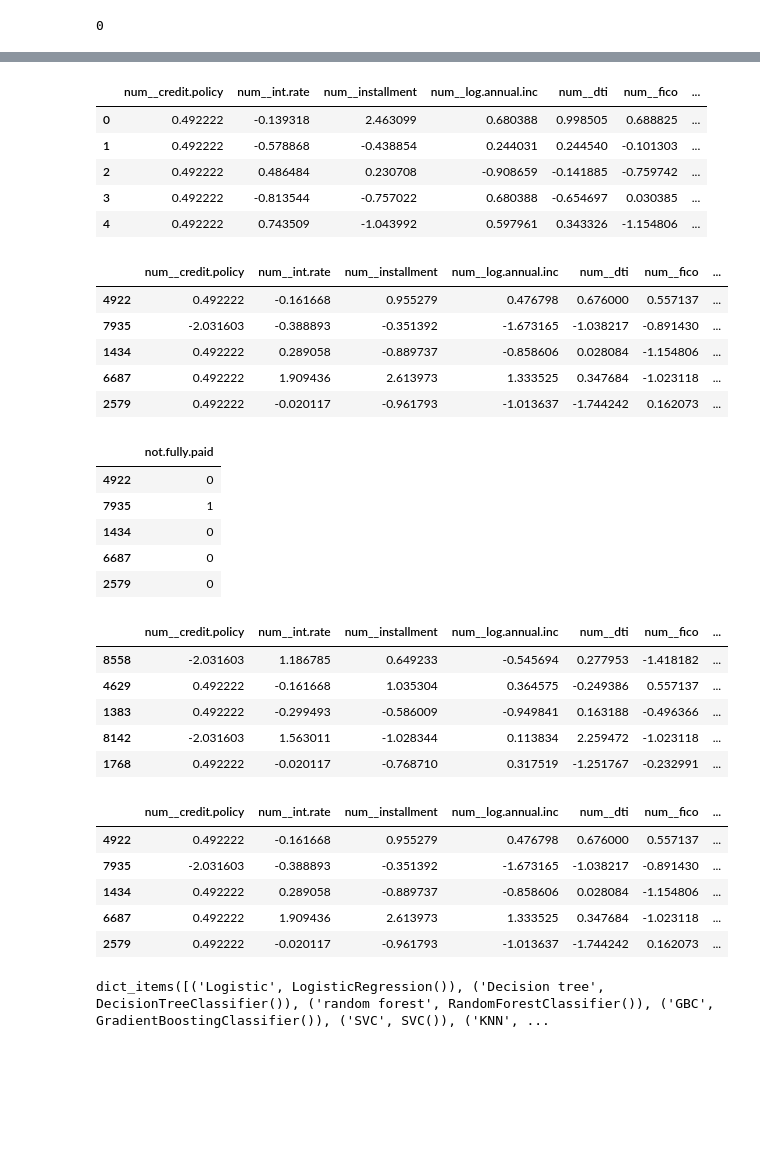
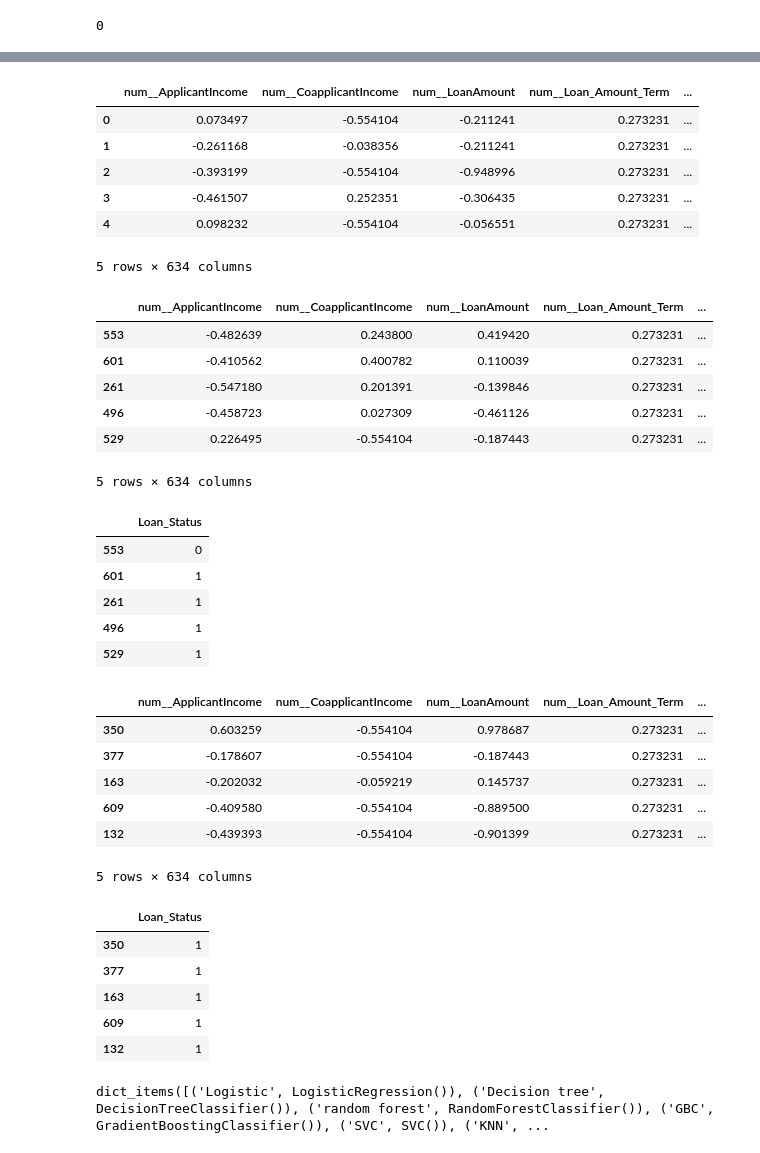
Before and after one commit to man00154/VSCode_Thu_fri_6-8-pm, a Jupyter notebook: BANK LOAN/bl.ipynb, the cells around one changed output, grey strips where cells are left out. Saved outputs shown, nothing was run; the diff lists cells and outputs as text; code cells hidden in the pictures; blank space fills up the shorter version.

```diff
--- a/BANK LOAN/bl.ipynb
+++ b/BANK LOAN/bl.ipynb
@@ -3,6 +3,6 @@ from warnings import filterwarnings
 filterwarnings('ignore')
 # %%
 import pandas as pd
-df = pd.read_csv("loan_data.csv")
+df = pd.read_csv("training_set.csv")
 df.head()
 # %% [output]
@@ -55,8 +57,8 @@ df.duplicated().sum()
 # %% [output]
 0
 # %%
-X = df.drop(columns=['not.fully.paid'])
-Y = df[['not.fully.paid']]
+X = df.drop(columns=['Loan_Status'])
+Y = df[['Loan_Status']]
 # %%
 X
 # %% [output]
@@ -76,3 +94,5 @@ X
+# %%
+Y['Loan_Status'] = Y['Loan_Status'].replace({'Y': 1, 'N': 0})
 # %%
 Y
 # %% [output]
@@ -130,51 +148,54 @@ pre = ColumnTransformer([('num', num_pipe, con),
 X_pre = pre.fit_transform(X)
 X_pre.head()
 # %% [output]
-|  | num__credit.policy | num__int.rate | num__installment | num__log.annual.inc | num__dti | num__fico | ... |
-| 0 | 0.492222 | -0.139318 | 2.463099 | 0.680388 | 0.998505 | 0.688825 | ... |
-| 1 | 0.492222 | -0.578868 | -0.438854 | 0.244031 | 0.244540 | -0.101303 | ... |
-| 2 | 0.492222 | 0.486484 | 0.230708 | -0.908659 | -0.141885 | -0.759742 | ... |
-| 3 | 0.492222 | -0.813544 | -0.757022 | 0.680388 | -0.654697 | 0.030385 | ... |
-| 4 | 0.492222 | 0.743509 | -1.043992 | 0.597961 | 0.343326 | -1.154806 | ... |
+|  | num__ApplicantIncome | num__CoapplicantIncome | num__LoanAmount | num__Loan_Amount_Term | ... |
+| 0 | 0.073497 | -0.554104 | -0.211241 | 0.273231 | ... |
+| 1 | -0.261168 | -0.038356 | -0.211241 | 0.273231 | ... |
+| 2 | -0.393199 | -0.554104 | -0.948996 | 0.273231 | ... |
+| 3 | -0.461507 | 0.252351 | -0.306435 | 0.273231 | ... |
+| 4 | 0.098232 | -0.554104 | -0.056551 | 0.273231 | ... |
+5 rows × 634 columns
 # %%
 from sklearn.model_selection import train_test_split
 xtrain, xtest, ytrain, ytest = train_test_split(X_pre, Y, test_size=0.3, random_state=42)
 # %%
 xtrain.head()
 # %% [output]
-|  | num__credit.policy | num__int.rate | num__installment | num__log.annual.inc | num__dti | num__fico | ... |
-| 4922 | 0.492222 | -0.161668 | 0.955279 | 0.476798 | 0.676000 | 0.557137 | ... |
-| 7935 | -2.031603 | -0.388893 | -0.351392 | -1.673165 | -1.038217 | -0.891430 | ... |
-| 1434 | 0.492222 | 0.289058 | -0.889737 | -0.858606 | 0.028084 | -1.154806 | ... |
-| 6687 | 0.492222 | 1.909436 | 2.613973 | 1.333525 | 0.347684 | -1.023118 | ... |
-| 2579 | 0.492222 | -0.020117 | -0.961793 | -1.013637 | -1.744242 | 0.162073 | ... |
+|  | num__ApplicantIncome | num__CoapplicantIncome | num__LoanAmount | num__Loan_Amount_Term | ... |
+| 553 | -0.482639 | 0.243800 | 0.419420 | 0.273231 | ... |
+| 601 | -0.410562 | 0.400782 | 0.110039 | 0.273231 | ... |
+| 261 | -0.547180 | 0.201391 | -0.139846 | 0.273231 | ... |
+| 496 | -0.458723 | 0.027309 | -0.461126 | 0.273231 | ... |
+| 529 | 0.226495 | -0.554104 | -0.187443 | 0.273231 | ... |
+5 rows × 634 columns
 # %%
 ytrain.head()
 # %% [output]
-|  | not.fully.paid |
-| 4922 | 0 |
-| 7935 | 1 |
-| 1434 | 0 |
-| 6687 | 0 |
-| 2579 | 0 |
+|  | Loan_Status |
+| 553 | 0 |
+| 601 | 1 |
+| 261 | 1 |
+| 496 | 1 |
+| 529 | 1 |
 # %%
 xtest.head()
 # %% [output]
-|  | num__credit.policy | num__int.rate | num__installment | num__log.annual.inc | num__dti | num__fico | ... |
-| 8558 | -2.031603 | 1.186785 | 0.649233 | -0.545694 | 0.277953 | -1.418182 | ... |
-| 4629 | 0.492222 | -0.161668 | 1.035304 | 0.364575 | -0.249386 | 0.557137 | ... |
-| 1383 | 0.492222 | -0.299493 | -0.586009 | -0.949841 | 0.163188 | -0.496366 | ... |
-| 8142 | -2.031603 | 1.563011 | -1.028344 | 0.113834 | 2.259472 | -1.023118 | ... |
-| 1768 | 0.492222 | -0.020117 | -0.768710 | 0.317519 | -1.251767 | -0.232991 | ... |
+|  | num__ApplicantIncome | num__CoapplicantIncome | num__LoanAmount | num__Loan_Amount_Term | ... |
+| 350 | 0.603259 | -0.554104 | 0.978687 | 0.273231 | ... |
+| 377 | -0.178607 | -0.554104 | -0.187443 | 0.273231 | ... |
+| 163 | -0.202032 | -0.059219 | 0.145737 | 0.273231 | ... |
+| 609 | -0.409580 | -0.554104 | -0.889500 | 0.273231 | ... |
+| 132 | -0.439393 | -0.554104 | -0.901399 | 0.273231 | ... |
+5 rows × 634 columns
 # %%
-xtrain.head()
+ytest.head()
 # %% [output]
-|  | num__credit.policy | num__int.rate | num__installment | num__log.annual.inc | num__dti | num__fico | ... |
-| 4922 | 0.492222 | -0.161668 | 0.955279 | 0.476798 | 0.676000 | 0.557137 | ... |
-| 7935 | -2.031603 | -0.388893 | -0.351392 | -1.673165 | -1.038217 | -0.891430 | ... |
-| 1434 | 0.492222 | 0.289058 | -0.889737 | -0.858606 | 0.028084 | -1.154806 | ... |
-| 6687 | 0.492222 | 1.909436 | 2.613973 | 1.333525 | 0.347684 | -1.023118 | ... |
-| 2579 | 0.492222 | -0.020117 | -0.961793 | -1.013637 | -1.744242 | 0.162073 | ... |
+|  | Loan_Status |
+| 350 | 1 |
+| 377 | 1 |
+| 163 | 1 |
+| 609 | 1 |
+| 132 | 1 |
 # %%
 from sklearn.tree import DecisionTreeClassifier
 from sklearn.ensemble import GradientBoostingClassifier, RandomForestClassifier
```
Also changed, not shown: parts of 46 cells of this notebook, 4 other files.
